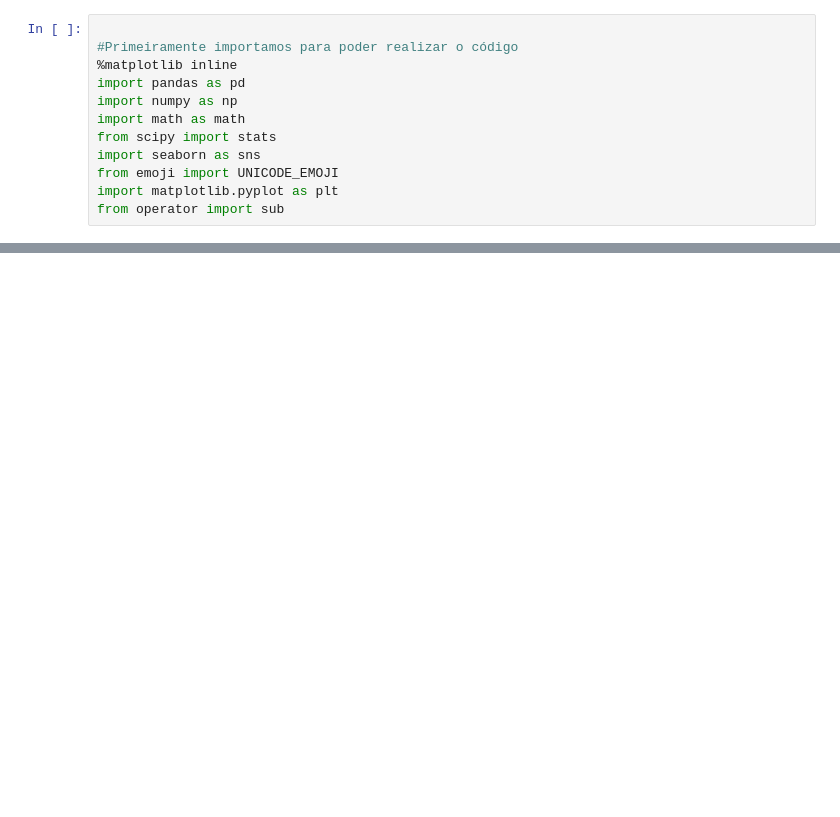
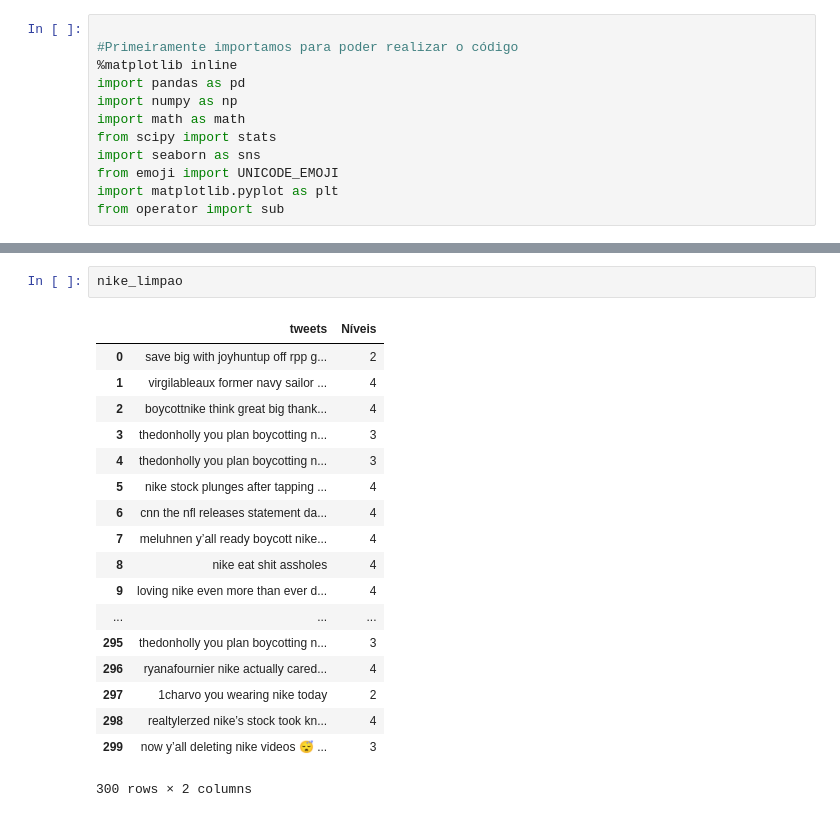
Before and after one commit to manucastilla/CD_Projeto2, a Jupyter notebook: PROJETO2-NIVEIS.ipynb, the cells around one changed output, grey strips where cells are left out. Cells and saved outputs as stored; diff of their text form; blank space fills up the shorter version.

```diff
--- a/PROJETO2-NIVEIS.ipynb
+++ b/PROJETO2-NIVEIS.ipynb
@@ -75,3 +78,24 @@ KeyError: 'Níveis'
+# %%
+nike_limpao
+# %% [output]
+|  | tweets | Níveis |
+| 0 | save big with joyhuntup off rpp g... | 2 |
+| 1 | virgilableaux former navy sailor ... | 4 |
+| 2 | boycottnike think great big thank... | 4 |
+| 3 | thedonholly you plan boycotting n... | 3 |
+| 4 | thedonholly you plan boycotting n... | 3 |
+| 5 | nike stock plunges after tapping ... | 4 |
+| 6 | cnn the nfl releases statement da... | 4 |
+| 7 | meluhnen y’all ready boycott nike... | 4 |
+| 8 | nike eat shit assholes | 4 |
+| 9 | loving nike even more than ever d... | 4 |
+| ... | ... | ... |
+| 295 | thedonholly you plan boycotting n... | 3 |
+| 296 | ryanafournier nike actually cared... | 4 |
+| 297 | 1charvo you wearing nike today | 2 |
+| 298 | realtylerzed nike’s stock took kn... | 4 |
+| 299 | now y’all deleting nike videos 😴 ... | 3 |
+300 rows × 2 columns
 # %%
 palavras = []
 
```
Also changed, not shown: parts of 16 cells of this notebook, 1 other file.
